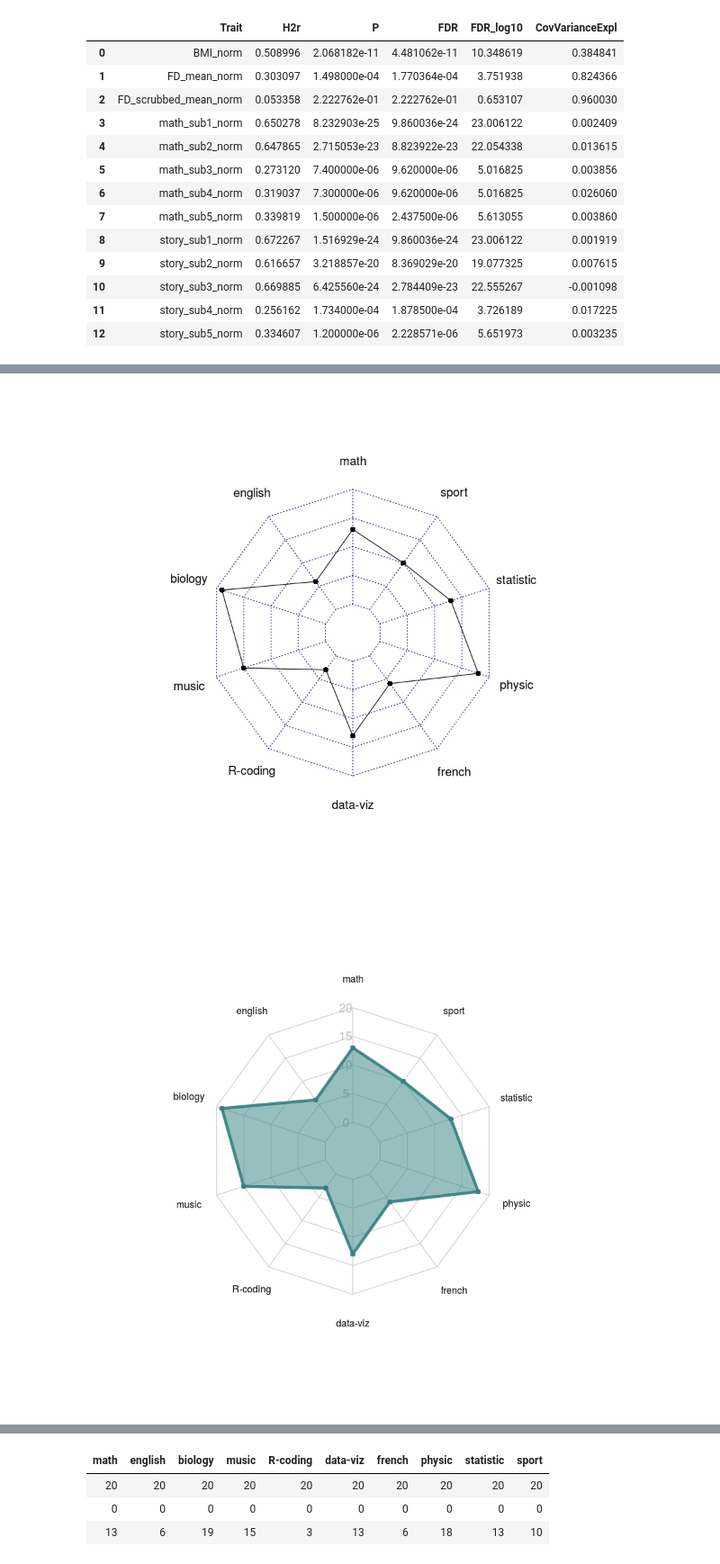
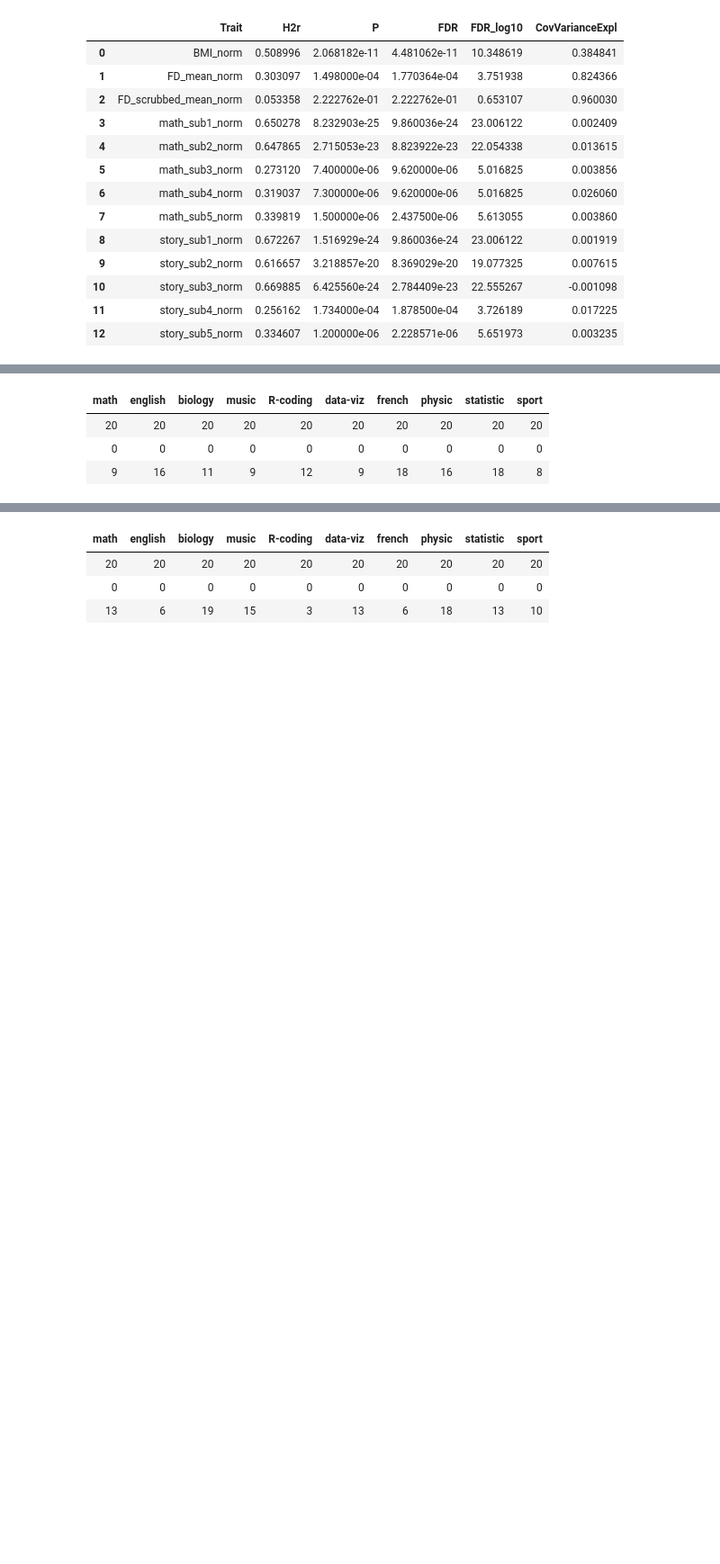
Before and after one commit to SIMEXP/hcp, a Jupyter notebook: hcp_solar_heritability_subtype_language_Exp2.ipynb, the cells around one changed output, grey strips where cells are left out. Shown at 90% size. Cells and saved outputs as stored; diff of their text form; code cells hidden in the pictures; blank space fills up the shorter version.

```diff
--- a/hcp_solar_heritability_subtype_language_Exp2.ipynb
+++ b/hcp_solar_heritability_subtype_language_Exp2.ipynb
@@ -515,29 +616,17 @@ Installing package into ‘/home/yassinebha/R/x86_64-pc-linux-gnu-library/3.3’
 # %%
+# install.packages('fmsb')
 # Library
 library(fmsb)
 
 # Create data: note in High school for Jonathan:
 data=as.data.frame(matrix( sample( 2:20 , 10 , replace=T) , ncol=10))
 colnames(data)=c("math" , "english" , "biology" , "music" , "R-coding", "data-viz" , "french" , "physic", "statistic", "sport" )
 
 # To use the fmsb package, I have to add 2 lines to the dataframe: the max and min of each topic to show on the plot!
 data=rbind(rep(20,10) , rep(0,10) , data)
-
-# The default radar chart proposed by the library:
-radarchart(data)
-
-# Custom the radarChart !
-radarchart( data  , axistype=1 ,
-
-    #custom polygon
-    pcol=rgb(0.2,0.5,0.5,0.9) , pfcol=rgb(0.2,0.5,0.5,0.5) , plwd=4 ,
-
-    #custom the grid
-    cglcol="grey", cglty=1, axislabcol="grey", caxislabels=seq(0,20,5), cglwd=0.8,
-
-    #custom labels
-    vlcex=0.8
-    )
+data
 # %% [output]
-[figure, removed]
-[figure, removed]
+| math | english | biology | music | R-coding | data-viz | french | physic | statistic | sport |
+| 20 | 20 | 20 | 20 | 20 | 20 | 20 | 20 | 20 | 20 |
+| 0 | 0 | 0 | 0 | 0 | 0 | 0 | 0 | 0 | 0 |
+| 9 | 16 | 11 | 9 | 12 | 9 | 18 | 16 | 18 | 8 |
```
Also changed, not shown: parts of 17 cells of this notebook.
